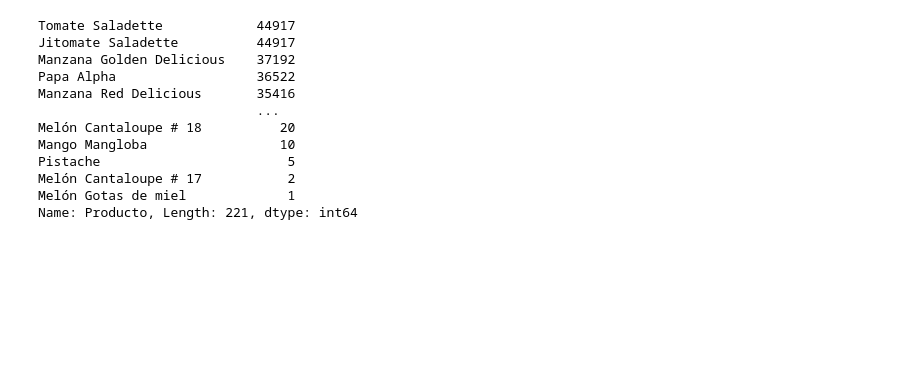
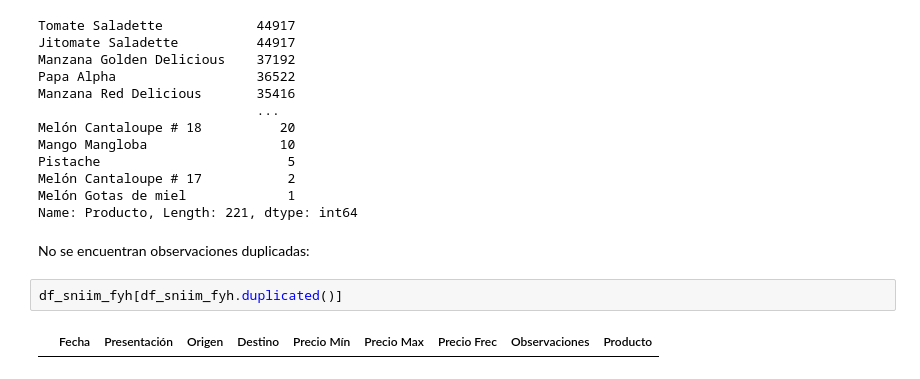
Before and after one commit to ProyectosMCD/RedBAMX, a Jupyter notebook: limpieza/limpieza_sniim.ipynb, the cells around one changed output. Cells and saved outputs as stored; diff of their text form; blank space fills up the shorter version.

```diff
--- a/limpieza/limpieza_sniim.ipynb
+++ b/limpieza/limpieza_sniim.ipynb
@@ -93,3 +95,9 @@ Pistache                        5
 Melón Cantaloupe # 17           2
 Melón Gotas de miel             1
 Name: Producto, Length: 221, dtype: int64
+# %% [markdown]
+No se encuentran observaciones duplicadas:
+# %%
+df_sniim_fyh[df_sniim_fyh.duplicated()]
+# %% [output]
+|  | Fecha | Presentación | Origen | Destino | Precio Mín | Precio Max | Precio Frec | Observaciones | Producto |
```
Also changed, not shown: parts of 5 cells of this notebook.
